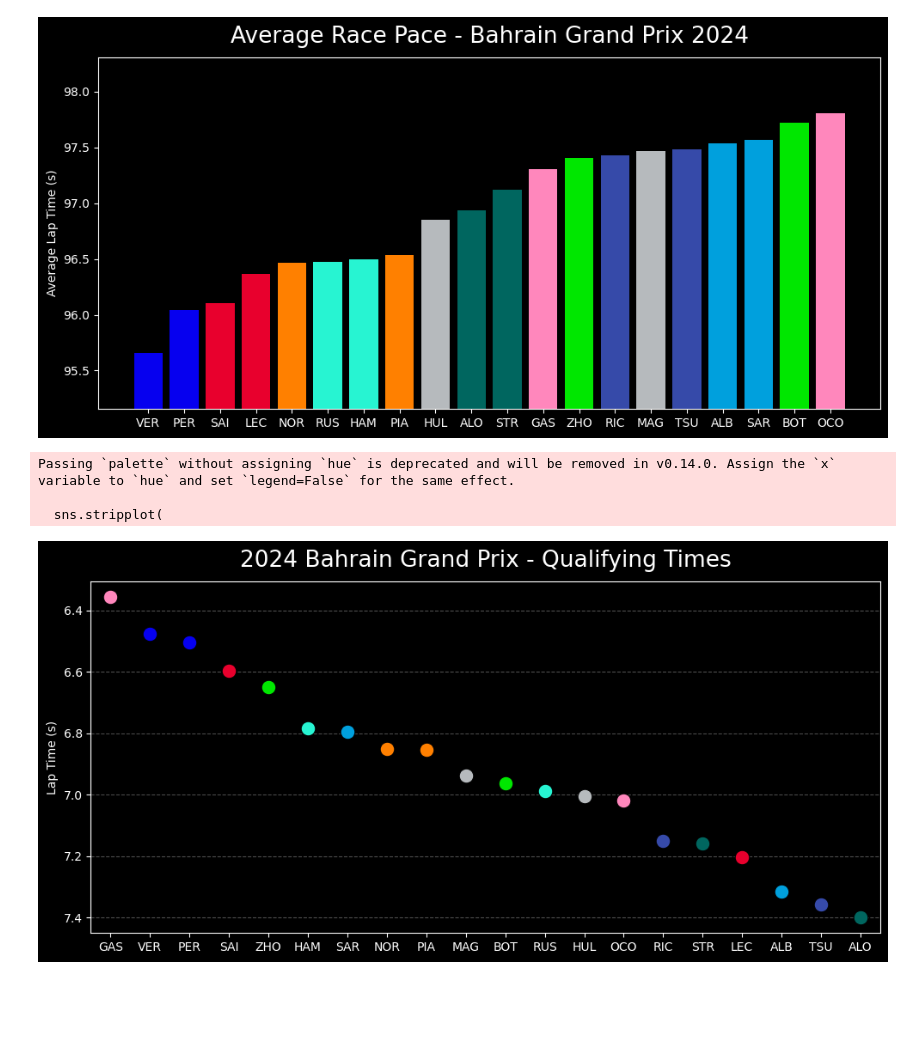
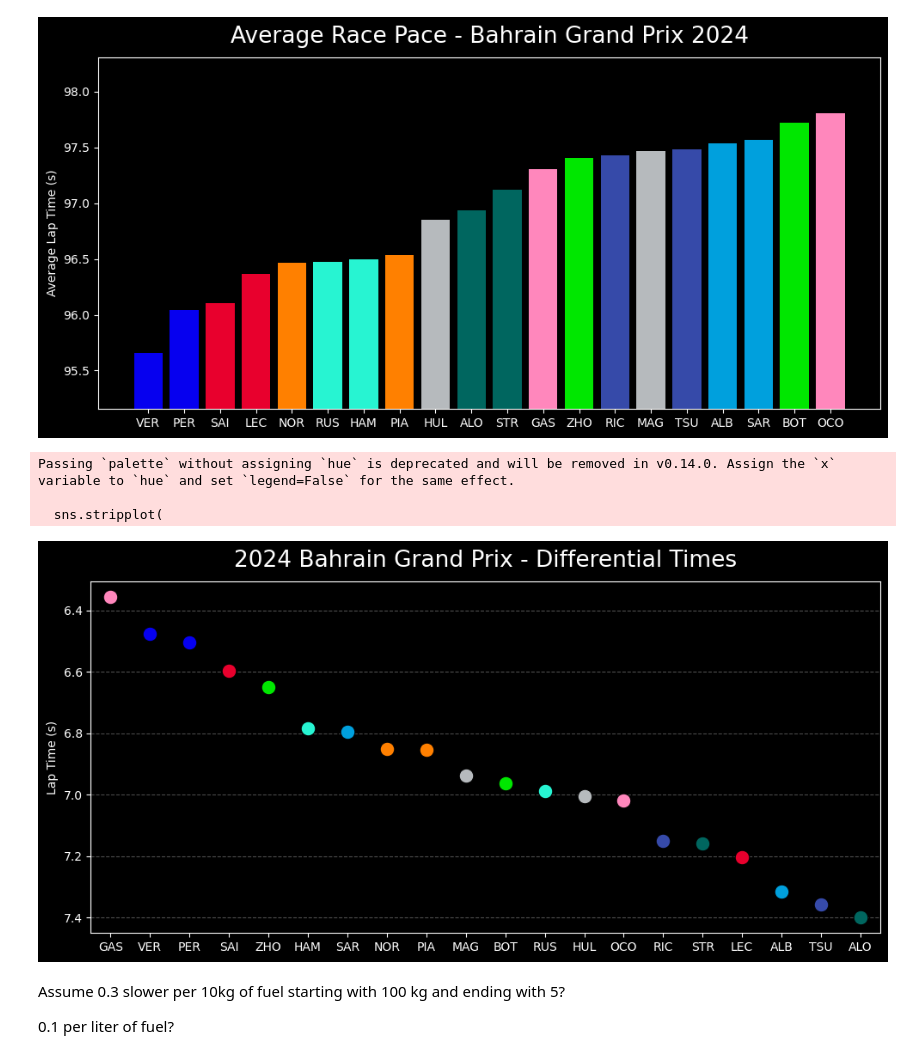
Before and after one commit to elijahmccauley/f1_tire_deg, a Jupyter notebook: FastF1Test.ipynb, the cells around one changed output. Drawn from its saved outputs; the diff is of its cells as text; code cells hidden in the pictures; blank space fills up the shorter version.

```diff
--- a/FastF1Test.ipynb
+++ b/FastF1Test.ipynb
@@ -374,32 +375,37 @@ driver_colors = {
     driver: fastf1.plotting.get_driver_color(driver, session_bahrain_2024_Q)
     for driver in fastest_laps['Driver']
 }
 sns.stripplot(
     x='Driver',
     y='Differential',
     data=merged,
     size=12,
     marker='o',
     edgecolor='black',
     linewidth=0.8,
     ax=ax,
     jitter=False, # This keeps all points on a perfect vertical line
     palette=driver_colors
 )
 
-ax.set_title(f"{session_bahrain_2024_Q.event.year} {session_bahrain_2024_Q.event.EventName} - Qualifying Times")
+ax.set_title(f"{session_bahrain_2024_Q.event.year} {session_bahrain_2024_Q.event.EventName} - Differential Times")
 ax.set_ylabel('Lap Time (s)')
 ax.set_xlabel('') # We don't need an x-axis label
 
 # Invert y-axis to have the fastest time at the top
 ax.invert_yaxis()
 
 # Add grid lines for easier comparison
 ax.grid(which='major', axis='y', linestyle='--', color='gray', alpha=0.6)
 plt.tight_layout()
 plt.show()
 # %% [output]
 Passing `palette` without assigning `hue` is deprecated and will be removed in v0.14.0. Assign the `x` variable to `hue` and set `legend=False` for the same effect.
 
   sns.stripplot(
-[figure, old version]
+[figure, new version]
+# %% [markdown]
+Assume 0.3 slower per 10kg of fuel
+starting with 100 kg and ending with 5?
+
+0.1 per liter of fuel?
```
Also changed, not shown: parts of 8 cells of this notebook.
